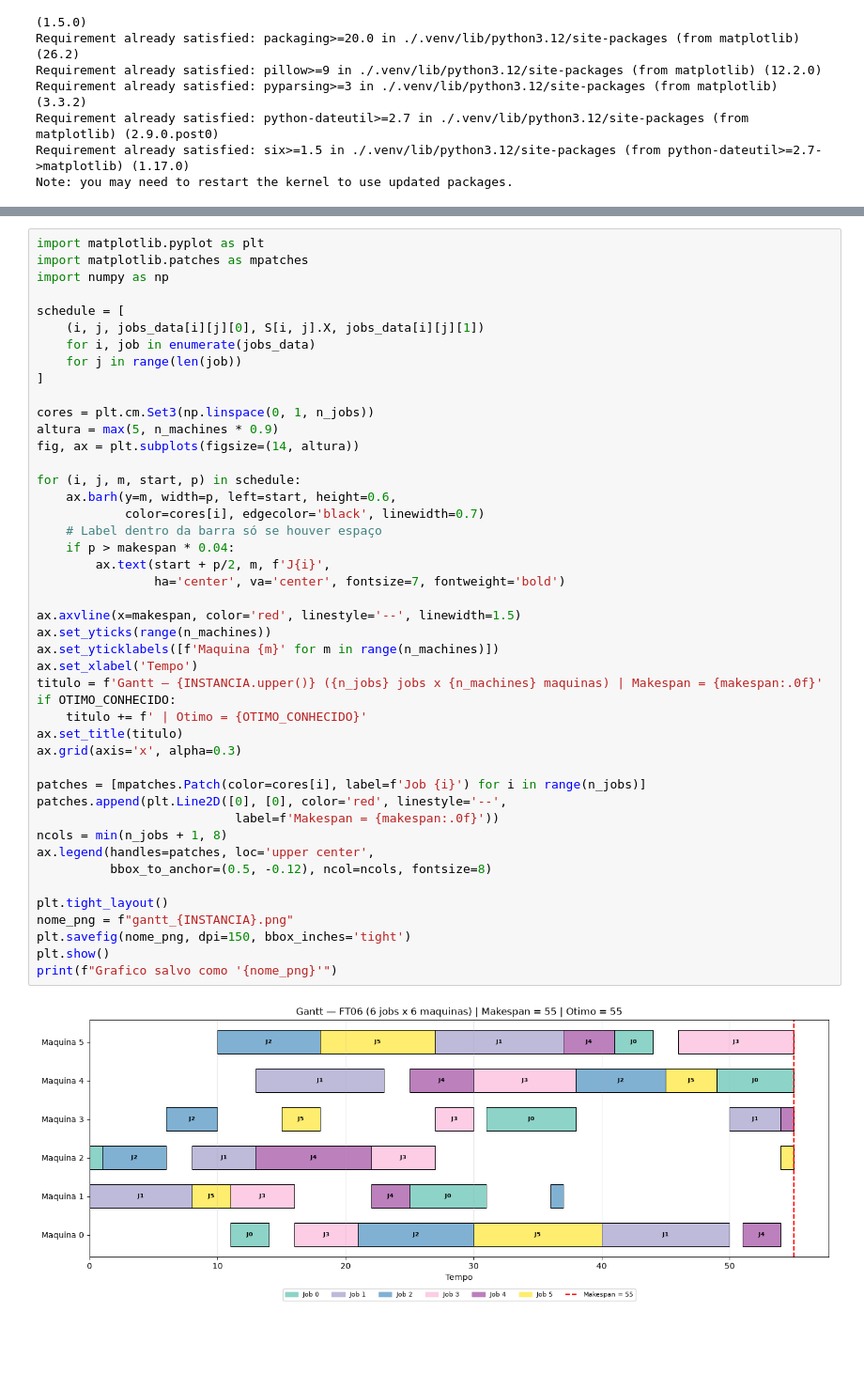
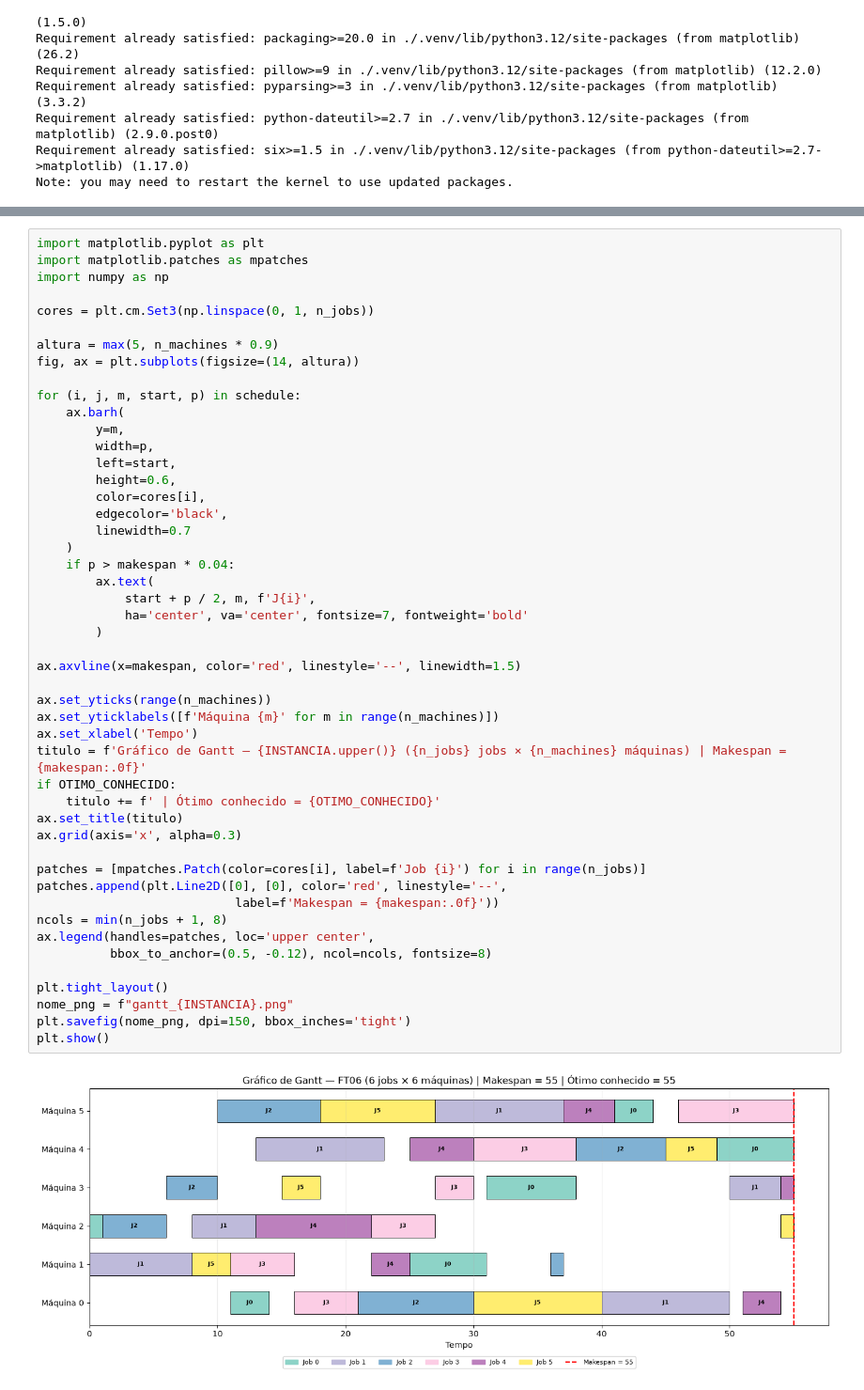
Before and after one commit to mairaallacerda/Job-Shop-Scheduling-Problem-, a Jupyter notebook: jssp_gurobi.ipynb, the cells around one changed output, grey strips where cells are left out. Shown at 94% size. Saved outputs shown, nothing was run; the diff lists cells and outputs as text; blank space fills up the shorter version.

```diff
--- a/jssp_gurobi.ipynb
+++ b/jssp_gurobi.ipynb
@@ -325,46 +564,49 @@ Variable types: 37 continuous, 90 integer (90 binary)
 import matplotlib.pyplot as plt
 import matplotlib.patches as mpatches
 import numpy as np
 
-schedule = [
-    (i, j, jobs_data[i][j][0], S[i, j].X, jobs_data[i][j][1])
-    for i, job in enumerate(jobs_data)
-    for j in range(len(job))
-]
+cores = plt.cm.Set3(np.linspace(0, 1, n_jobs))
 
-cores = plt.cm.Set3(np.linspace(0, 1, n_jobs))
 altura = max(5, n_machines * 0.9)
 fig, ax = plt.subplots(figsize=(14, altura))
 
 for (i, j, m, start, p) in schedule:
-    ax.barh(y=m, width=p, left=start, height=0.6,
-            color=cores[i], edgecolor='black', linewidth=0.7)
-    # Label dentro da barra só se houver espaço
+    ax.barh(
+        y=m,
+        width=p,
+        left=start,
+        height=0.6,
+        color=cores[i],
+        edgecolor='black',
+        linewidth=0.7
+    )
     if p > makespan * 0.04:
-        ax.text(start + p/2, m, f'J{i}',
-                ha='center', va='center', fontsize=7, fontweight='bold')
+        ax.text(
+            start + p / 2, m, f'J{i}',
+            ha='center', va='center', fontsize=7, fontweight='bold'
+        )
 
 ax.axvline(x=makespan, color='red', linestyle='--', linewidth=1.5)
+
 ax.set_yticks(range(n_machines))
-ax.set_yticklabels([f'Maquina {m}' for m in range(n_machines)])
+ax.set_yticklabels([f'Máquina {m}' for m in range(n_machines)])
 ax.set_xlabel('Tempo')
-titulo = f'Gantt — {INSTANCIA.upper()} ({n_jobs} jobs x {n_machines} maquinas) | Makespan = {makespan:.0f}'
+titulo = f'Gráfico de Gantt — {INSTANCIA.upper()} ({n_jobs} jobs × {n_machines} máquinas) | Makespan = {makespan:.0f}'
 if OTIMO_CONHECIDO:
-    titulo += f' | Otimo = {OTIMO_CONHECIDO}'
+    titulo += f' | Ótimo conhecido = {OTIMO_CONHECIDO}'
 ax.set_title(titulo)
 ax.grid(axis='x', alpha=0.3)
 
 patches = [mpatches.Patch(color=cores[i], label=f'Job {i}') for i in range(n_jobs)]
 patches.append(plt.Line2D([0], [0], color='red', linestyle='--',
                            label=f'Makespan = {makespan:.0f}'))
 ncols = min(n_jobs + 1, 8)
 ax.legend(handles=patches, loc='upper center',
           bbox_to_anchor=(0.5, -0.12), ncol=ncols, fontsize=8)
 
 plt.tight_layout()
 nome_png = f"gantt_{INSTANCIA}.png"
 plt.savefig(nome_png, dpi=150, bbox_inches='tight')
 plt.show()
-print(f"Grafico salvo como '{nome_png}'")
 # %% [output]
-[figure, old version]
+[figure, new version]
```
Also changed, not shown: parts of 25 cells of this notebook, 1 other file.
